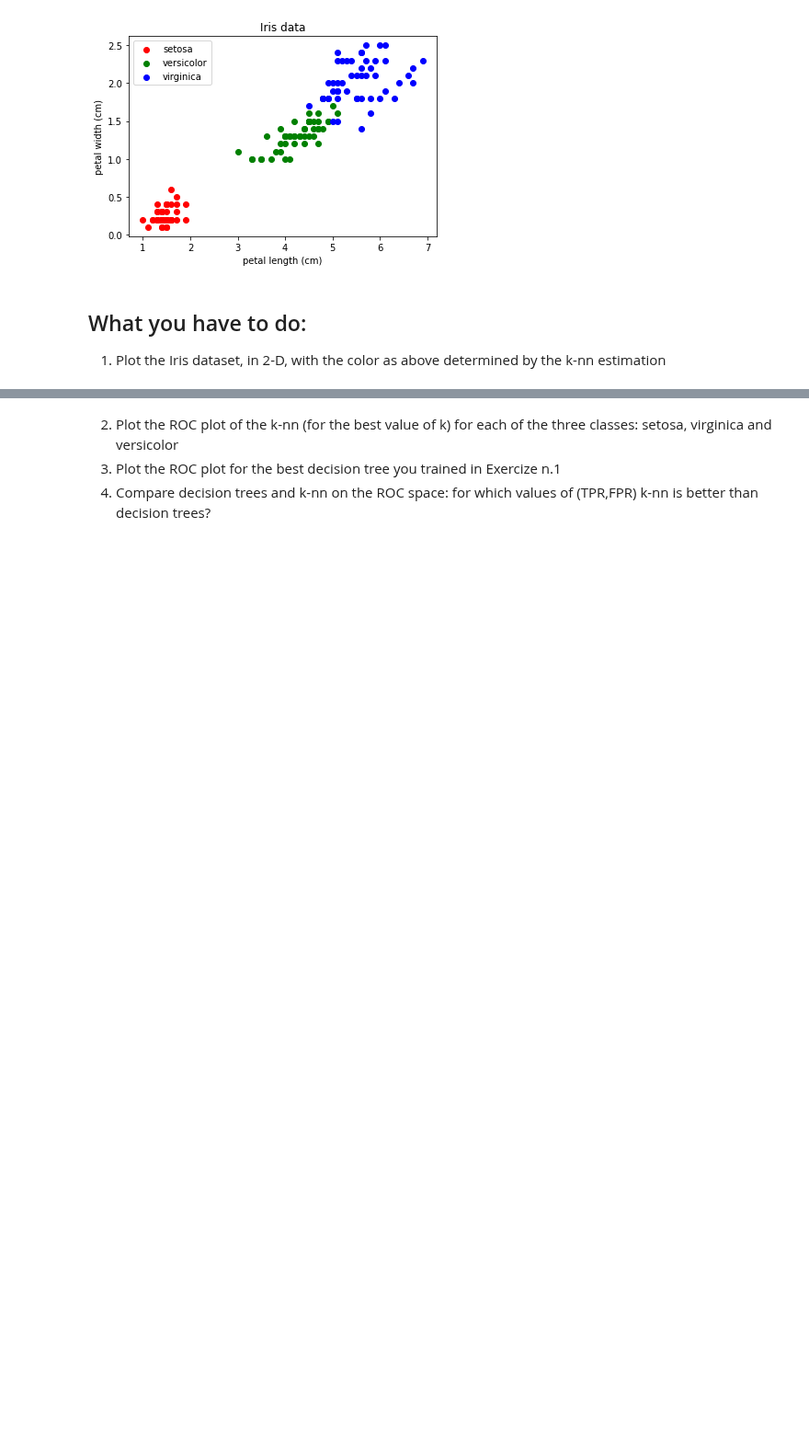
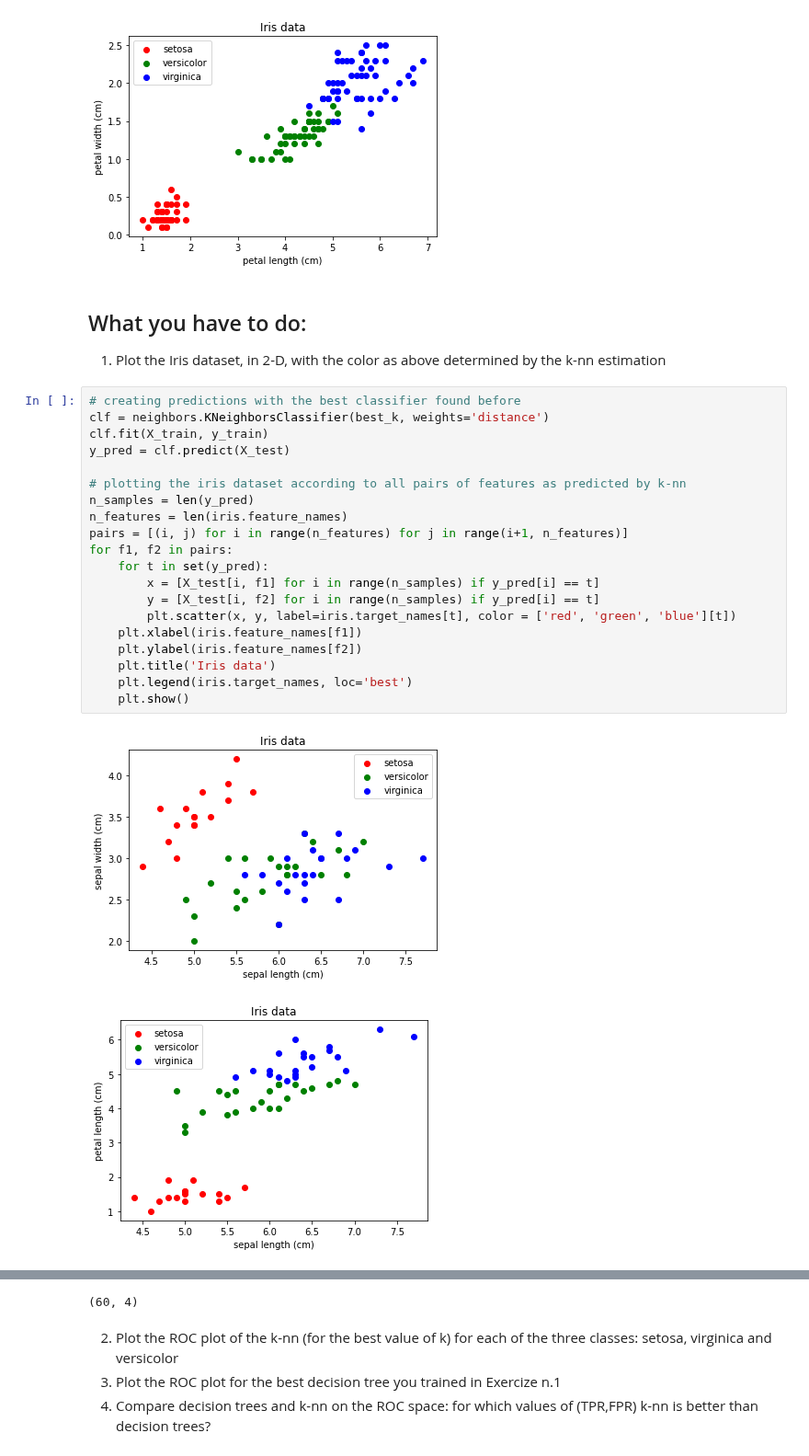
Before and after one commit to jakbtg/AAUT, a Jupyter notebook: src/meo/classification_iris_knn_aa_21_22.ipynb, the cells around one changed output, grey strips where cells are left out. Shown at 92% size. Cells and saved outputs as stored; diff of their text form; blank space fills up the shorter version.

```diff
--- a/src/meo/classification_iris_knn_aa_21_22.ipynb
+++ b/src/meo/classification_iris_knn_aa_21_22.ipynb
@@ -318,3 +319,26 @@ for f1, f2 in pairs:
 # %% [markdown]
 ## What you have to do:
 1. Plot the Iris dataset, in 2-D, with the color as above determined by the k-nn estimation
+# %%
+# creating predictions with the best classifier found before
+clf = neighbors.KNeighborsClassifier(best_k, weights='distance')
+clf.fit(X_train, y_train)
+y_pred = clf.predict(X_test)
+
+# plotting the iris dataset according to all pairs of features as predicted by k-nn
+n_samples = len(y_pred)
+n_features = len(iris.feature_names)
+pairs = [(i, j) for i in range(n_features) for j in range(i+1, n_features)]
+for f1, f2 in pairs:
+    for t in set(y_pred):
+        x = [X_test[i, f1] for i in range(n_samples) if y_pred[i] == t]
+        y = [X_test[i, f2] for i in range(n_samples) if y_pred[i] == t]
+        plt.scatter(x, y, label=iris.target_names[t], color = ['red', 'green', 'blue'][t])
+    plt.xlabel(iris.feature_names[f1])
+    plt.ylabel(iris.feature_names[f2])
+    plt.title('Iris data')
+    plt.legend(iris.target_names, loc='best')
+    plt.show()
+# %% [output]
+[figure, added]
+[figure, added]
@@ -321,3 +349,4 @@ for f1, f2 in pairs:
+(60, 4)
 # %% [markdown]
 2. Plot the ROC plot of the k-nn (for the best value of k) for each of the three classes: setosa, virginica and versicolor
 3. Plot the ROC plot for the best decision tree you trained in Exercize n.1
```
Also changed, not shown: parts of 2 cells of this notebook.
